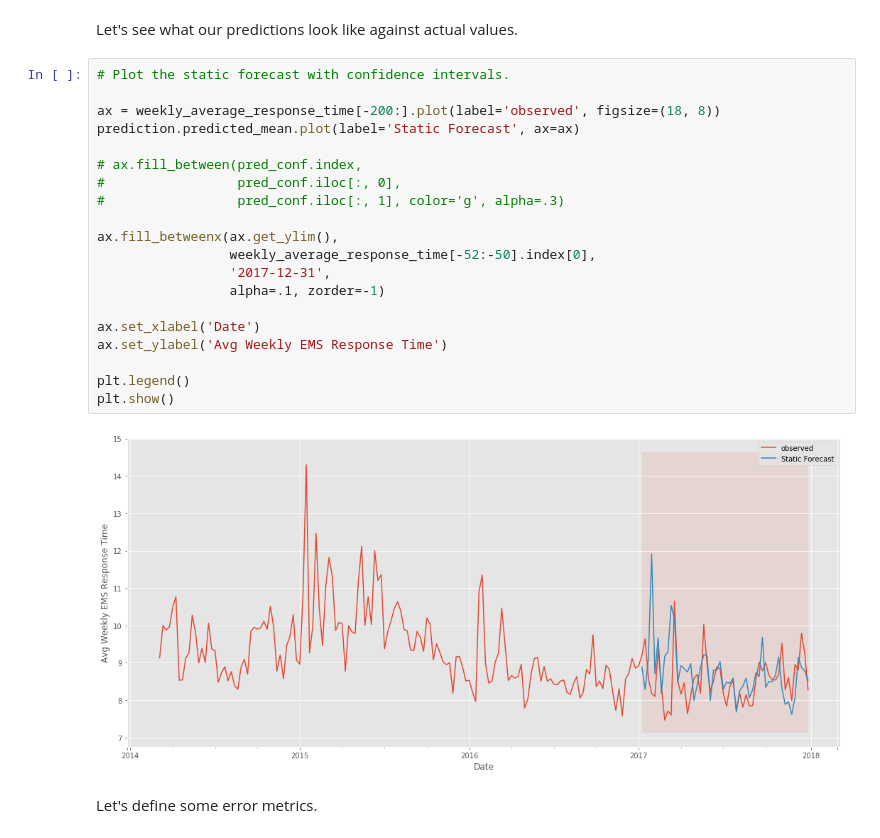
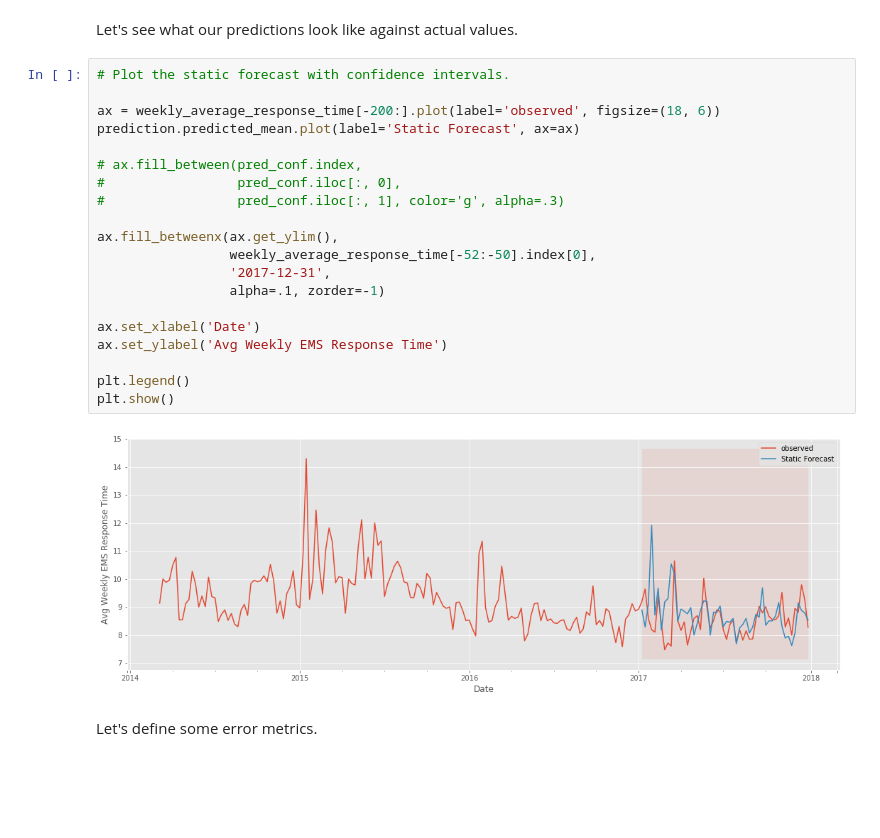
Before and after one commit to boscacci/NYC-EMS-Time-Series, a Jupyter notebook: 2019-01-23_1409_EMS.ipynb, the cells around one changed output. Cells and saved outputs as stored; diff of their text form; blank space fills up the shorter version.

```diff
--- a/2019-01-23_1409_EMS.ipynb
+++ b/2019-01-23_1409_EMS.ipynb
@@ -430,25 +430,25 @@ Let's see what our predictions look like against actual values.
 # %%
 # Plot the static forecast with confidence intervals.
 
-ax = weekly_average_response_time[-200:].plot(label='observed', figsize=(18, 8))
+ax = weekly_average_response_time[-200:].plot(label='observed', figsize=(18, 6))
 prediction.predicted_mean.plot(label='Static Forecast', ax=ax)
 
 # ax.fill_between(pred_conf.index,
 #                 pred_conf.iloc[:, 0],
 #                 pred_conf.iloc[:, 1], color='g', alpha=.3)
 
 ax.fill_betweenx(ax.get_ylim(),
                  weekly_average_response_time[-52:-50].index[0],
                  '2017-12-31',
                  alpha=.1, zorder=-1)
 
 ax.set_xlabel('Date')
 ax.set_ylabel('Avg Weekly EMS Response Time')
 
 plt.legend()
 plt.show()
 # %% [output]
-[figure, old version]
+[figure, new version]
 # %% [markdown]
 Let's define some error metrics.
 # %%
```
Also changed, not shown: parts of 63 cells of this notebook, 1 other file.
